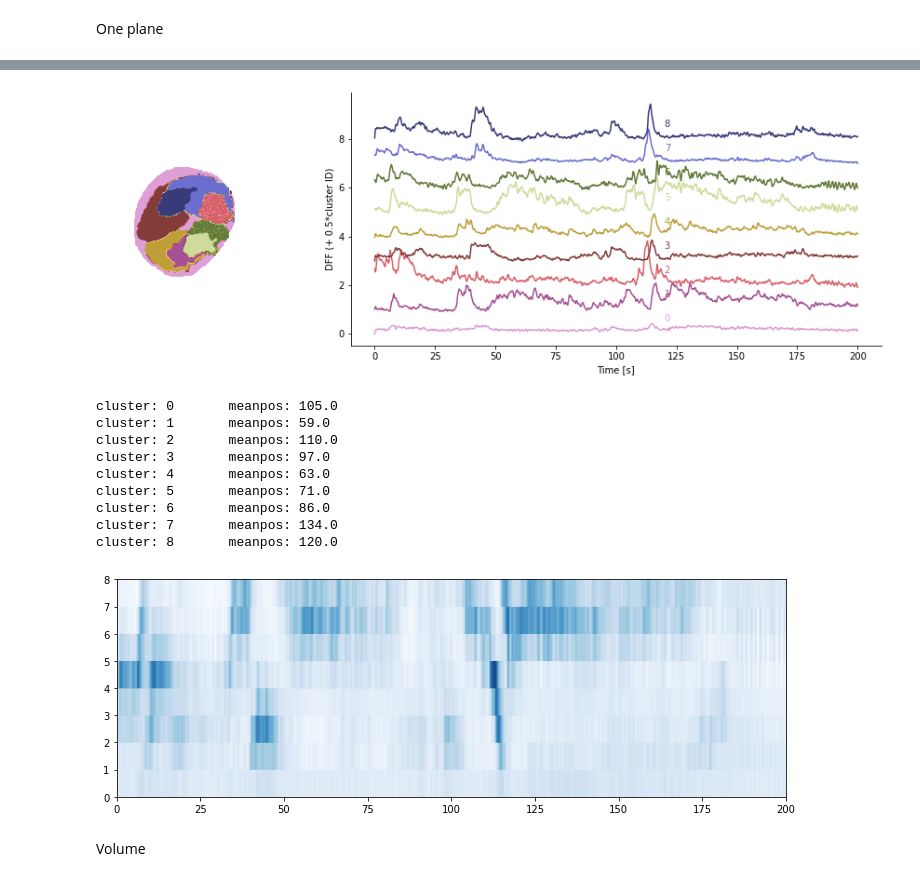
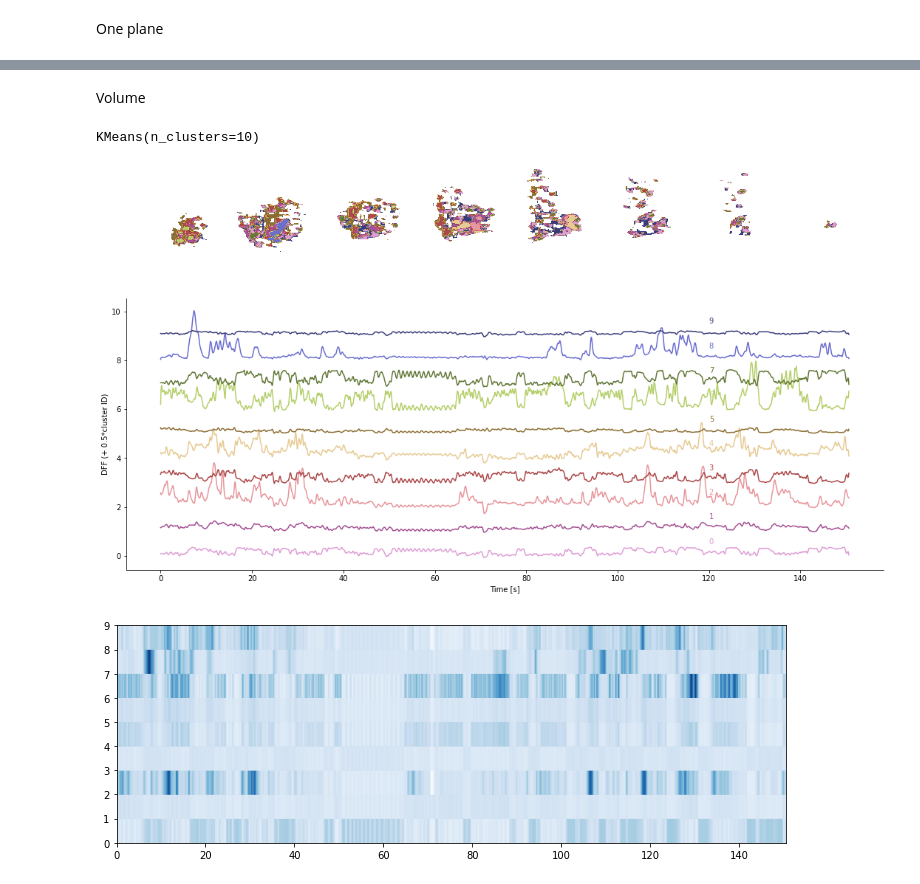
Before and after one commit to hjmh/fly2p, a Jupyter notebook: fly2p/scripts/preprocessImagingData.ipynb, the cells around one changed output, grey strips where cells are left out. Drawn from its saved outputs; the diff is of its cells as text; code cells hidden in the pictures.

```diff
--- a/fly2p/scripts/preprocessImagingData.ipynb
+++ b/fly2p/scripts/preprocessImagingData.ipynb
@@ -277,11 +254,9 @@ for x in range(stackMPMC["xpix [µm]"].size):
 # %%
-dffMP = np.max(dffStackMC,axis=0)
-
 fig, ax = plt.subplots(1,2,figsize=(10,4))
-cb = ax[0].imshow(stackF0,cmap='viridis',origin='upper')#, vmin=0, vmax=10)
+cb = ax[0].imshow(stackF0,cmap='viridis',origin='lower')#, vmin=0, vmax=10)
 plt.colorbar(cb, ax=ax[0], label='baseline ({}%)'.format(baseLinePercent))
 ax[0].axis('off')
-cb = ax[1].imshow(dffMP,cmap='viridis',origin='upper')#, vmin=0, vmax=10)
+cb = ax[1].imshow(dffMP,cmap='viridis',origin='lower')#, vmin=0, vmax=10)
 plt.colorbar(cb, ax=ax[1], label='pixelwise DFF')
 ax[1].axis('off')
 fig.tight_layout()
@@ -395,11 +342,12 @@ TODO: Check time axis generatiton
 # Settings
 from sklearn.cluster import KMeans
 
-nclst = 9 # 4 for FBt
+nclst = 10 # 4 for FBt
 # %% [markdown]
 One plane
 # %%
-toClust = dffStackMC[:,mask.data>0]
+dffMask = np.logical_and(mask.data>0, np.std(dffStackMC, axis=0) > 0.08)
+toClust = dffStackMC[:,dffMask]
 
 kmeans = KMeans(n_clusters=nclst)
 kmeans.fit(toClust.T)
@@ -408,3 +400,15 @@ KMeans(n_clusters=9)
+# %% [markdown]
+Volume
+# %%
+nclst = 10
+
+dffMask = np.logical_and(mask3D.data>0, np.std(dffStack4dMC, axis=0) > 0.08)
+toClust = dffStack4dMC[:,dffMask]
+
+kmeans = KMeans(n_clusters=nclst)
+kmeans.fit(toClust.T)
+# %% [output]
+KMeans(n_clusters=10)
 # %%
 kmlabs = kmeans.predict(toClust.T)
 centroids = kmeans.cluster_centers_
@@ -415,49 +419,38 @@ clstCMap = plt.cm.ScalarMappable(norm=cNorm,cmap=myClstMap)
 
 time = np.linspace(0, stackMPMC.shape[0]/basicMetadat['fpv'], stackMPMC.shape[0])
 # %%
-kmlabsImg = np.nan*np.ones(mask.data.shape)
+kmlabsImg = np.nan*np.ones(mask3D.data.shape)
 
-kmlabsImg[mask.data>0] = kmlabs
+kmlabsImg[dffMask] = kmlabs
 
-fig, axs = plt.subplots(1,2,figsize=(15,5), gridspec_kw={'width_ratios':[1,3]})
+fig = plt.figure(constrained_layout=True,figsize=(15,10))
+#import matplotlib.gridspec as gridspec
+gs  = fig.add_gridspec(2,stack4dMC["planes [µm]"].size)
 
-axs[0].imshow(kmlabsImg,cmap=myClstMap,origin='upper')
-axs[0].axis('off')
+for p in range(stack4dMC["planes [µm]"].size):
+    ax = fig.add_subplot(gs[0,p])
+    ax.imshow(kmlabsImg[p,:,:],cmap=myClstMap,origin='upper')
+    ax.axis('off')
 
+ax = fig.add_subplot(gs[1,:])
 for i in range(nclst):
-    axs[1].plot(time,centroids[i]+i, color=clstCMap.to_rgba(i+1))
-    axs[1].text(120,+i+.5,str(i),color=clstCMap.to_rgba(i+1))
-axs[1].set_xlabel('Time [s]')
-axs[1].set_ylabel('DFF (+ 0.5*cluster ID)')
-myAxisTheme(axs[1])
-
-fig.savefig(saveDir+sep+'_'.join(['ROIcluster_kn{}'.format(nclst),genotype, region, flyID, age, condition, trial])+'.pdf')
+    ax.plot(time,centroids[i]+i, color=clstCMap.to_rgba(i+1))
+    ax.text(120,+i+.5,str(i),color=clstCMap.to_rgba(i+1))
+ax.set_xlabel('Time [s]')
+ax.set_ylabel('DFF (+ 0.5*cluster ID)')
+#ax.set_ylim(0, 1+nclst)
+myAxisTheme(ax)
+fig.tight_layout()
+fig.savefig(saveDir+sep+'_'.join(['ROIcluster3D_kn{}'.format(nclst),genotype, region, flyID, age, condition, trial])+'.pdf')
 # %% [output]
-[figure, old version]
+[figure, new version]
 # %%
-ypos = np.repeat(np.arange(mask.data.shape[0]),mask.data.shape[1]).reshape(mask.data.shape)
-yPosClust = np.zeros(nclst)
-for i in range(nclst):
-    yPosClust[i] = mask.data.shape[0]-np.median(ypos[kmlabsImg==i])
-    print('cluster: {} \t meanpos: {}'.format(i,yPosClust[i]))
-
-centroidPerm = [0,3,8,7,2,6,5,1,4]#np.argsort(yPosClust)#
+centroidPerm = np.argsort(yPosClust)#
 centroids2Plot = centroids[centroidPerm,:]
 
 fig, axs = plt.subplots(1,1,figsize=(12,4))
 
 axs.pcolor(time,np.arange(0,nclst),centroids2Plot,cmap='Blues', edgecolors='face')
-fig.savefig(saveDir+sep+'_'.join(['ROIcluster_kn{}_DFFreordered'.format(nclst),genotype, region, flyID, age, condition, trial])+'.pdf')
+fig.savefig(saveDir+sep+'_'.join(['ROIcluster3D_kn{}_DFFreordered'.format(nclst),genotype, region, flyID, age, condition, trial])+'.pdf')
 # %% [output]
-cluster: 0       meanpos: 105.0
-cluster: 1       meanpos: 59.0
-cluster: 2       meanpos: 110.0
-cluster: 3       meanpos: 97.0
-cluster: 4       meanpos: 63.0
-cluster: 5       meanpos: 71.0
-cluster: 6       meanpos: 86.0
-cluster: 7       meanpos: 134.0
-cluster: 8       meanpos: 120.0
-[figure, old version]
+[figure, new version]
-# %% [markdown]
-Volume
```
Also changed, not shown: parts of 53 cells of this notebook, 2 other files.
